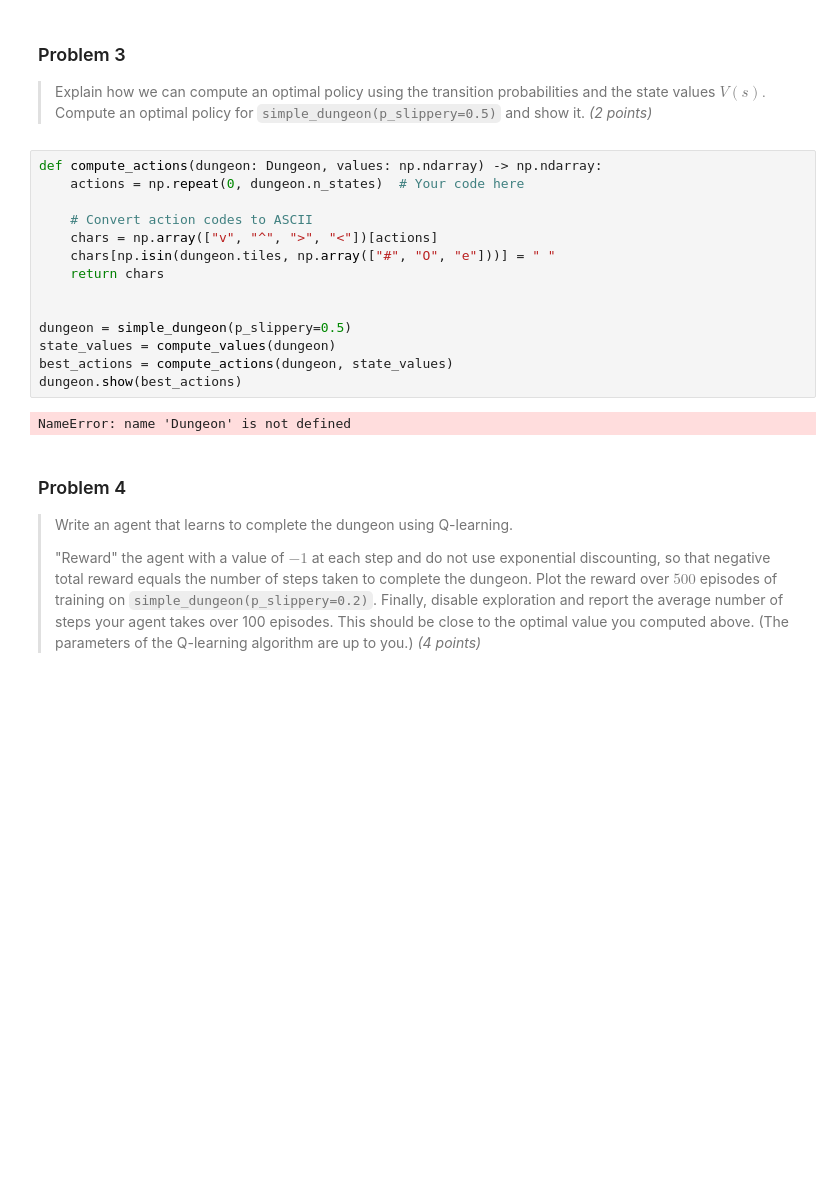
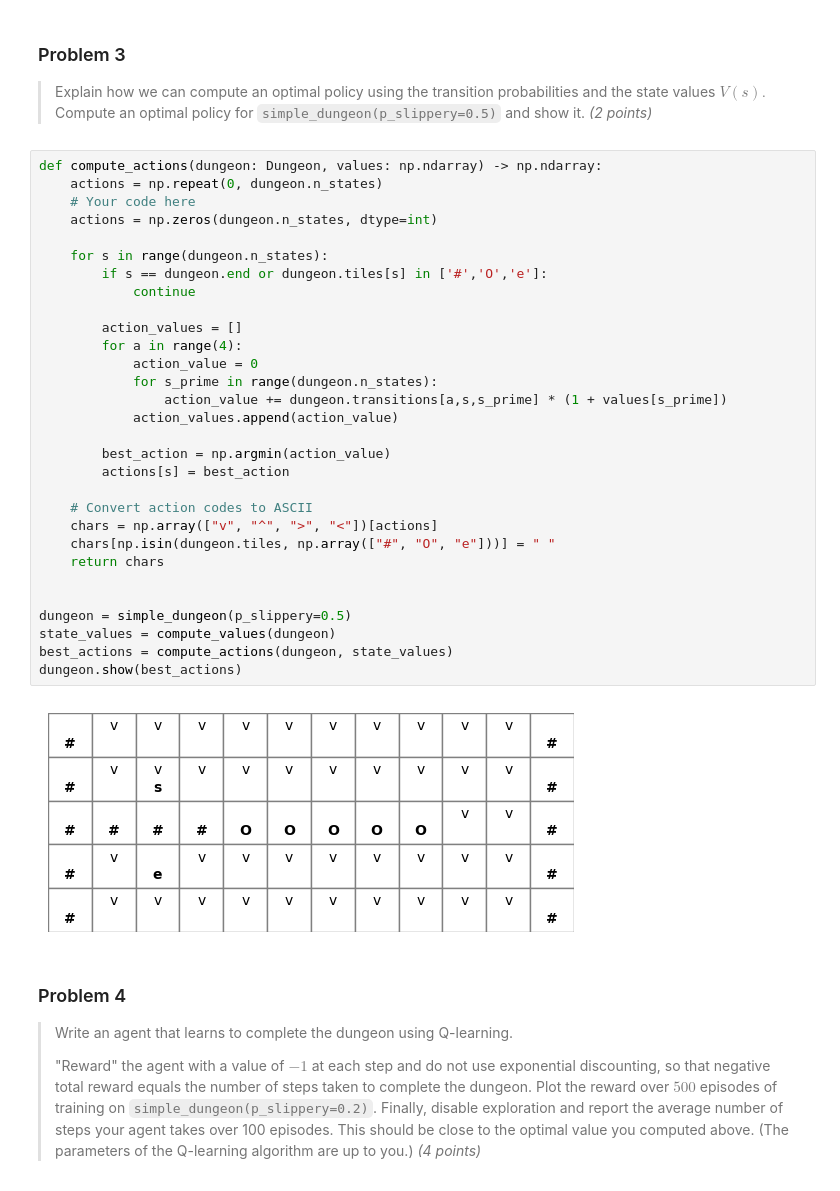
Before and after one commit to Davidpereira2803/IML_Assigments, a Jupyter notebook: Assignment2/homework_2.ipynb, the cells around one changed output. Drawn from its saved outputs; the diff is of its cells as text; blank space fills up the shorter version.

```diff
--- a/Assignment2/homework_2.ipynb
+++ b/Assignment2/homework_2.ipynb
@@ -273,20 +322,36 @@ state_values = compute_values(dungeon)
 > Explain how we can compute an optimal policy using the transition probabilities and the state values $V(s).$ Compute an optimal policy for `simple_dungeon(p_slippery=0.5)` and show it. _(2 points)_
 # %%
 def compute_actions(dungeon: Dungeon, values: np.ndarray) -> np.ndarray:
-    actions = np.repeat(0, dungeon.n_states)  # Your code here
+    actions = np.repeat(0, dungeon.n_states)
+    # Your code here
+    actions = np.zeros(dungeon.n_states, dtype=int)
+
+    for s in range(dungeon.n_states):
+        if s == dungeon.end or dungeon.tiles[s] in ['#','O','e']:
+            continue
+
+        action_values = []
+        for a in range(4):
+            action_value = 0
+            for s_prime in range(dungeon.n_states):
+                action_value += dungeon.transitions[a,s,s_prime] * (1 + values[s_prime])
+            action_values.append(action_value)
+
+        best_action = np.argmin(action_value)
+        actions[s] = best_action
 
     # Convert action codes to ASCII
     chars = np.array(["v", "^", ">", "<"])[actions]
     chars[np.isin(dungeon.tiles, np.array(["#", "O", "e"]))] = " "
     return chars
 
 
 dungeon = simple_dungeon(p_slippery=0.5)
 state_values = compute_values(dungeon)
 best_actions = compute_actions(dungeon, state_values)
 dungeon.show(best_actions)
 # %% [output]
-NameError: name 'Dungeon' is not defined
+[figure, added]
 # %% [markdown]
 ### Problem 4
 > Write an agent that learns to complete the dungeon using Q-learning.
```
Also changed, not shown: parts of 7 cells of this notebook.
